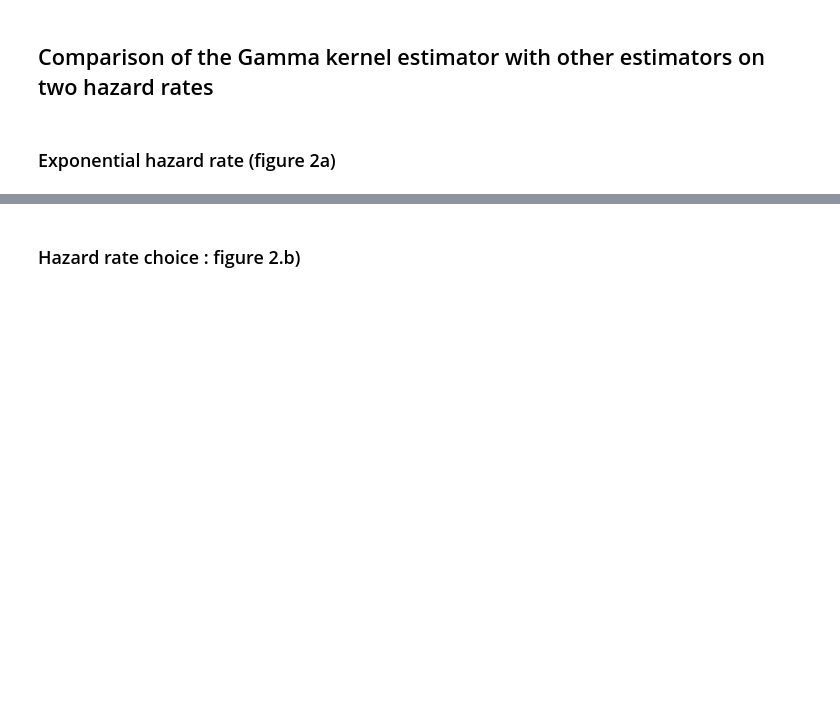
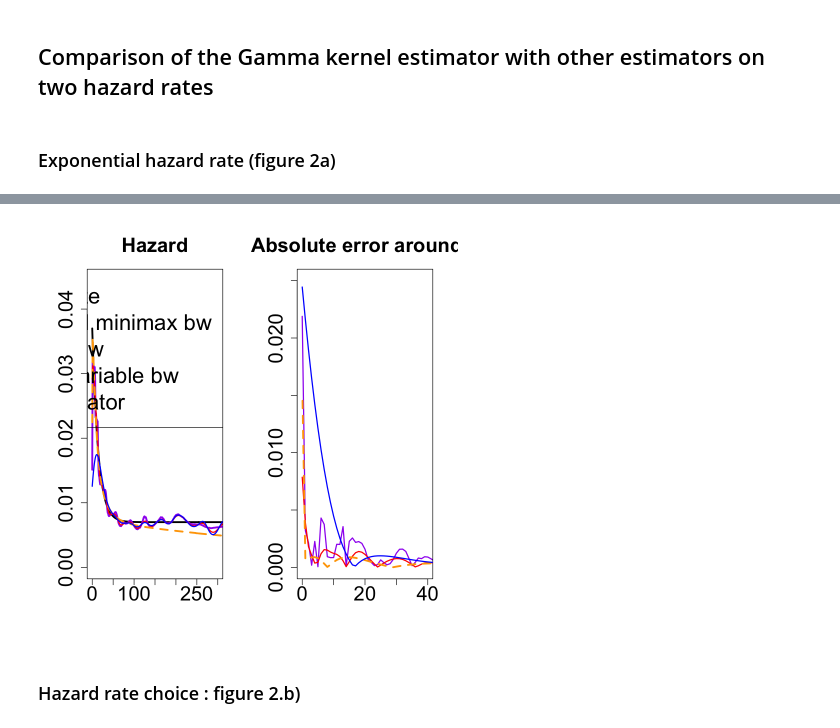
Before and after one commit to luce-breuil/non_param_estim_assoc, a Jupyter notebook: Kernel_estimation_theory.ipynb, the cells around one changed output, grey strips where cells are left out. Drawn from its saved outputs; the diff is of its cells as text; code cells hidden in the pictures; blank space fills up the shorter version.

```diff
--- a/Kernel_estimation_theory.ipynb
+++ b/Kernel_estimation_theory.ipynb
@@ -160,27 +177,29 @@ est_band = sapply(Grid, function(x)(ker_est_neigh(x,data,50)))
 # %%
 #Plot figure 2.a)
-pdf(file = "Comp_ker_1_l.pdf",  width = 20, height = 10)
+#pdf(file = "Comp_ker_1_l.pdf",  width = 20, height = 10)
 
 par(mfrow = c(1,2),cex.lab = 2, cex.axis = 2,cex.main = 2)
 plot(Grid, th_haz,lwd=3,type = 'l',lty=1, col = 'black',xlab = NA,
       ylab=NA,xlim=c(0,300), ylim = c(0,1.2*(a+b)),cex.axis=2,cex.lab=2,main = 'Hazard')
 lines(Grid, est_band,col = 'purple',lwd = 3,lty=1,type = 'l')
 lines(Grid, est_gam_f, col = 'red',lwd = 2,lty=1)
 lines(Grid_log, est_log/Surv_log, col = 'orange',lwd = 3,lty=2)
 lines(Grid, est_gaus, col = 'blue',lwd = 2,lty=1)
 
 legend('topright',legend=c('Theoretical hazard rate','Gamma kernel, global minimax bw ','Gaussian kernel CV bw',
                            'Gaussian kernel w/ variable bw','Ratio lognormal estimator'),
         col=c('black','red','blue','purple','orange'), pch=c(NA,NA,NA,NA),lty = c(1,1,1,1,2),lwd=3,cex=2.2)
 
 
 plot(Grid, (abs(est_band-th_haz)),col = 'purple',lwd = 2,lty=1,type = 'l',xlab = NA,
       ylab=NA,xlim=c(0,40),cex.axis=2,cex.lab=2,main = 'Absolute error around 0',ylim=c(0,0.025))
 lines(Grid, (abs(est_gam_f-th_haz)), col = 'red',lwd = 2,lty=1)
 lines(Grid_log, (abs(est_log/Surv_log-th_haz)), col = 'orange',lwd = 3,lty=2)
 lines(Grid, (abs(est_gaus-th_haz)), col = 'blue',lwd = 2,lty=1)
 
-dev.off()
+#dev.off()
+# %% [output]
+[figure, added]
 # %% [markdown]
 ### Hazard rate choice :  figure 2.b)
 # %%
```
Also changed, not shown: parts of 13 cells of this notebook.
